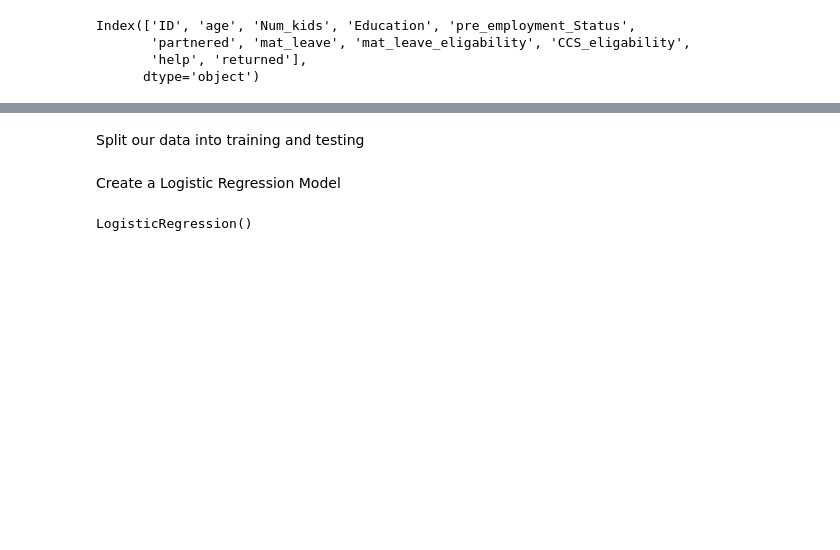
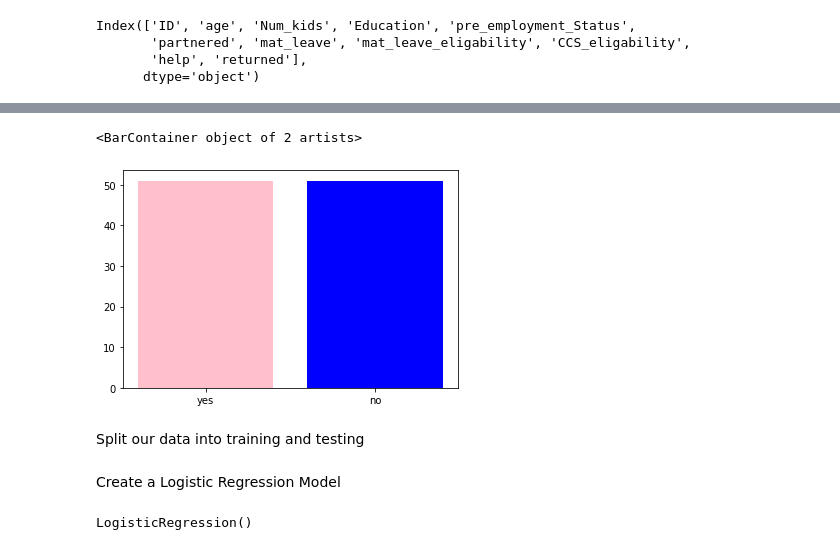
Before and after one commit to AmyAndersson/Final_Project, a Jupyter notebook: machine learning/Machine Learning_Slimmed.ipynb, the cells around one changed output, grey strips where cells are left out. Cells and saved outputs as stored; diff of their text form; code cells hidden in the pictures; blank space fills up the shorter version.

```diff
--- a/machine learning/Machine Learning_Slimmed.ipynb
+++ b/machine learning/Machine Learning_Slimmed.ipynb
@@ -56,3 +82,11 @@ X
+# %%
+bar_y = [51, 51]
+colour = ["pink", "blue"]
+bar_x= ["yes", "no"]
+plt.bar(bar_x, bar_y, color=colour)
+# %% [output]
+<BarContainer object of 2 artists>
+[figure, added]
 # %% [markdown]
 Split our data into training and testing
 # %%
```
Also changed, not shown: parts of 17 cells of this notebook, 15 other files.
